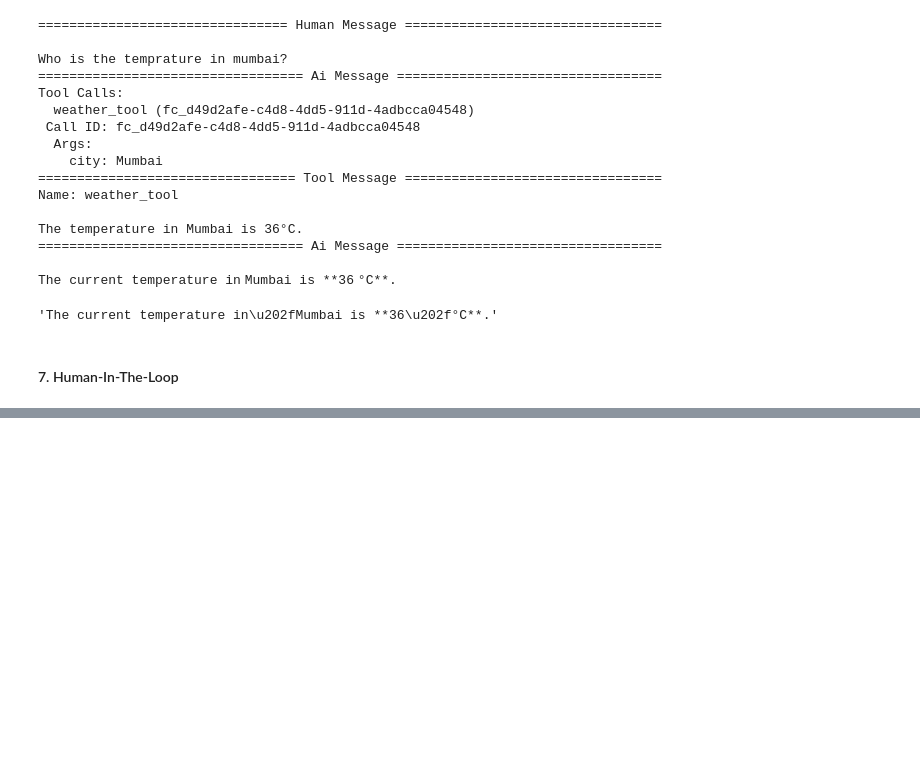
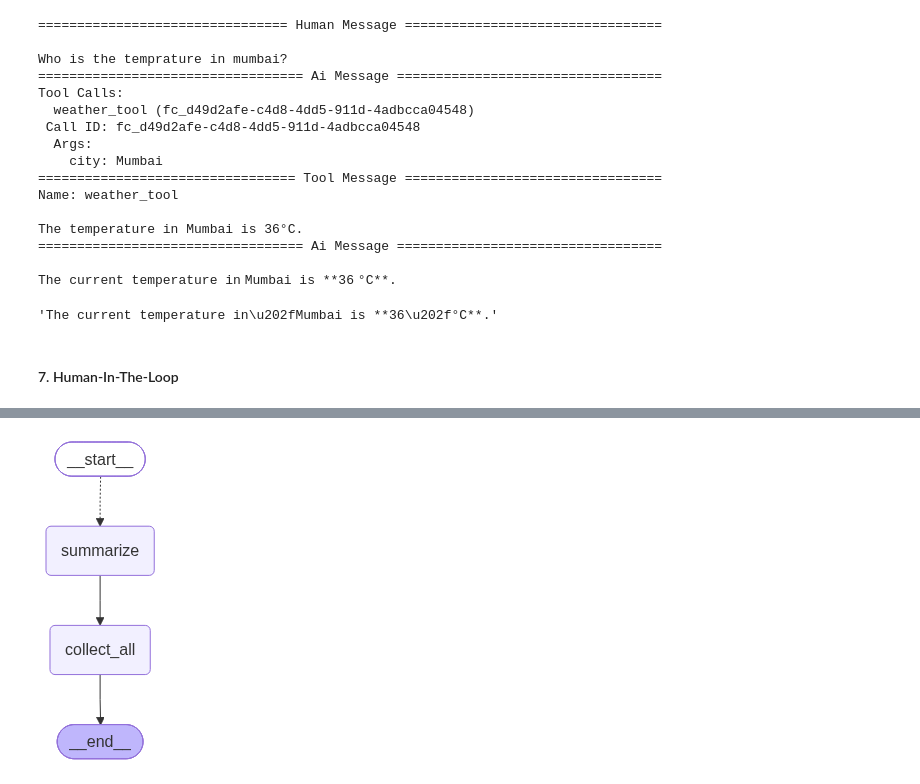
Before and after one commit to iamalok123/ai-engineering, a Jupyter notebook: LangGraph/LangGraph_OneShot_TechSimPlus/langgraph_concepts.ipynb, the cells around one changed output, grey strips where cells are left out. Saved outputs shown, nothing was run; the diff lists cells and outputs as text; code cells hidden in the pictures; blank space fills up the shorter version.

```diff
--- a/LangGraph/LangGraph_OneShot_TechSimPlus/langgraph_concepts.ipynb
+++ b/LangGraph/LangGraph_OneShot_TechSimPlus/langgraph_concepts.ipynb
@@ -445,0 +613,4 @@ res["messages"][-1].content
+# %%
+final_graph
+# %% [output]
+[figure, added]
```
Also changed, not shown: parts of 15 cells of this notebook.
